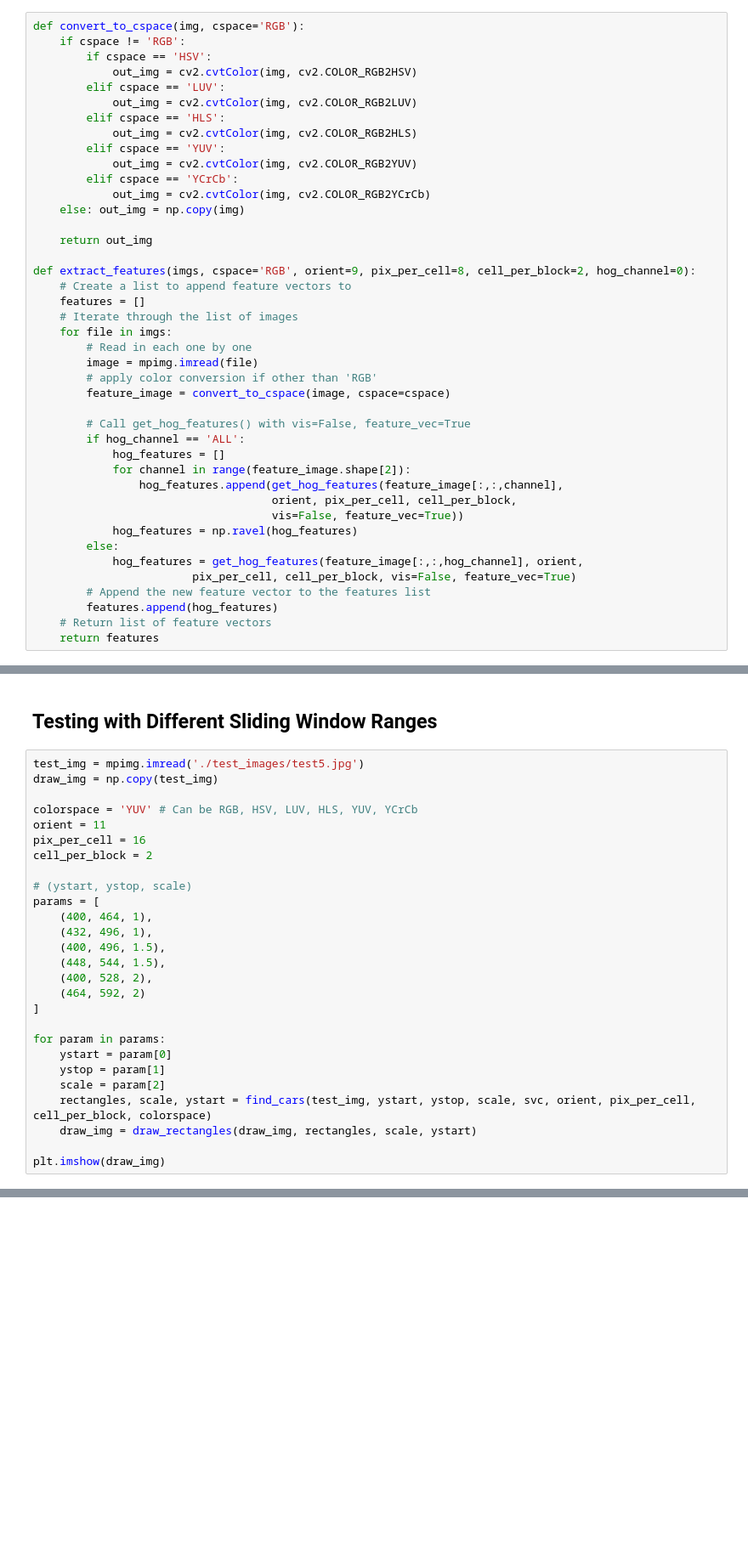
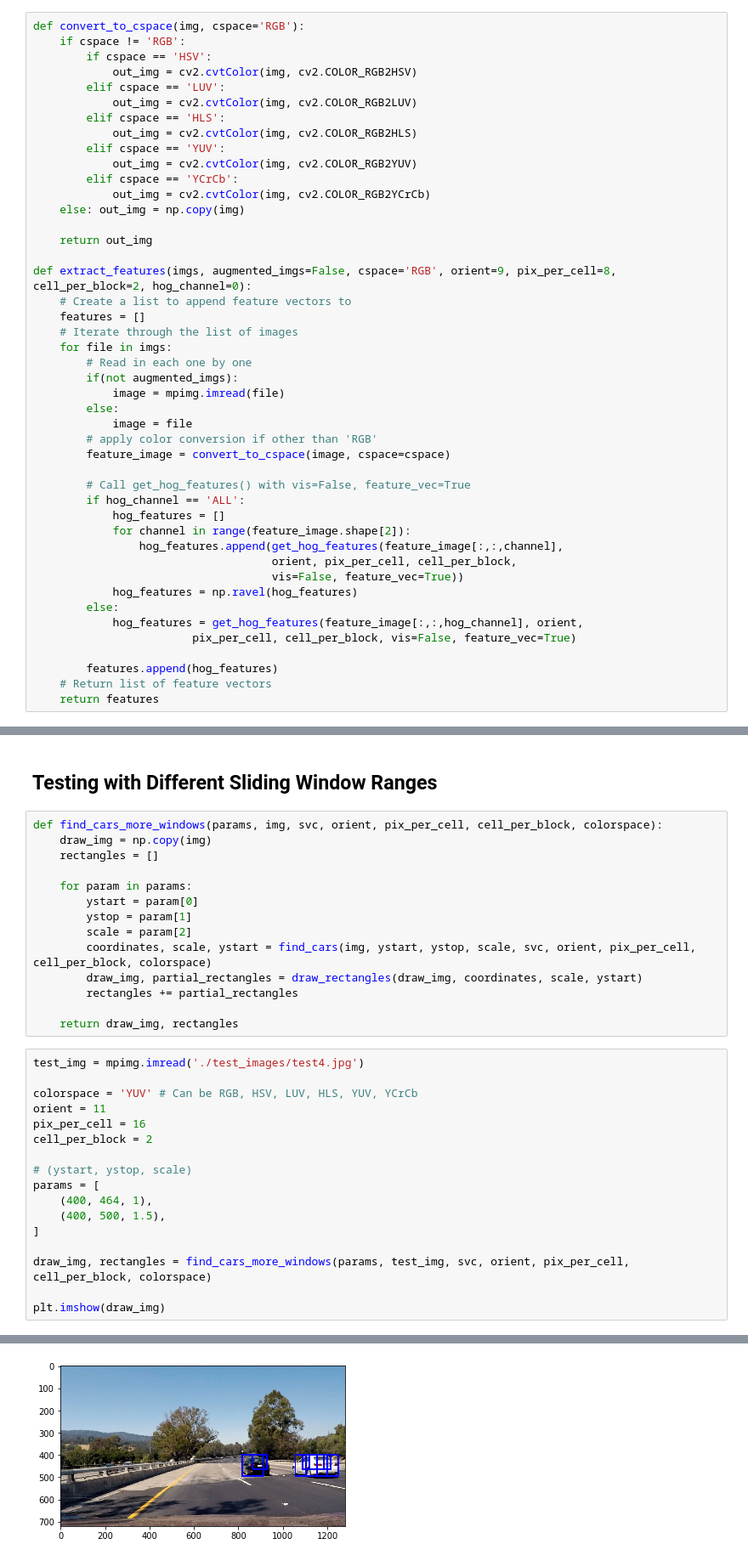
Before and after one commit to guetteman/CarND-Vehicle-Detection, a Jupyter notebook: project.ipynb, the cells around one changed output, grey strips where cells are left out. Shown at 85% size. Cells and saved outputs as stored; diff of their text form; blank space fills up the shorter version.

```diff
--- a/project.ipynb
+++ b/project.ipynb
@@ -143,13 +208,16 @@ def convert_to_cspace(img, cspace='RGB'):
 
     return out_img
 
-def extract_features(imgs, cspace='RGB', orient=9, pix_per_cell=8, cell_per_block=2, hog_channel=0):
+def extract_features(imgs, augmented_imgs=False, cspace='RGB', orient=9, pix_per_cell=8, cell_per_block=2, hog_channel=0):
     # Create a list to append feature vectors to
     features = []
     # Iterate through the list of images
     for file in imgs:
         # Read in each one by one
-        image = mpimg.imread(file)
+        if(not augmented_imgs):
+            image = mpimg.imread(file)
+        else:
+            image = file
         # apply color conversion if other than 'RGB'
         feature_image = convert_to_cspace(image, cspace=cspace)
 
@@ -164,7 +232,7 @@ def extract_features(imgs, cspace='RGB', orient=9, pix_per_cell=8, cell_per_bloc
         else:
             hog_features = get_hog_features(feature_image[:,:,hog_channel], orient,
                         pix_per_cell, cell_per_block, vis=False, feature_vec=True)
-        # Append the new feature vector to the features list
+
         features.append(hog_features)
     # Return list of feature vectors
     return features
@@ -325,8 +414,21 @@ plt.imshow(draw_img)
 # %% [markdown]
 ## Testing with Different Sliding Window Ranges
+# %%
+def find_cars_more_windows(params, img, svc, orient, pix_per_cell, cell_per_block, colorspace):
+    draw_img = np.copy(img)
+    rectangles = []
+
+    for param in params:
+        ystart = param[0]
+        ystop = param[1]
+        scale = param[2]
+        coordinates, scale, ystart = find_cars(img, ystart, ystop, scale, svc, orient, pix_per_cell, cell_per_block, colorspace)
+        draw_img, partial_rectangles = draw_rectangles(draw_img, coordinates, scale, ystart)
+        rectangles += partial_rectangles
+
+    return draw_img, rectangles
 # %%
-test_img = mpimg.imread('./test_images/test5.jpg')
-draw_img = np.copy(test_img)
+test_img = mpimg.imread('./test_images/test4.jpg')
 
 colorspace = 'YUV' # Can be RGB, HSV, LUV, HLS, YUV, YCrCb
 orient = 11
@@ -336,18 +438,10 @@ cell_per_block = 2
 # (ystart, ystop, scale)
 params = [
     (400, 464, 1),
-    (432, 496, 1),
-    (400, 496, 1.5),
-    (448, 544, 1.5),
-    (400, 528, 2),
-    (464, 592, 2)
+    (400, 500, 1.5),
 ]
 
-for param in params:
-    ystart = param[0]
-    ystop = param[1]
-    scale = param[2]
-    rectangles, scale, ystart = find_cars(test_img, ystart, ystop, scale, svc, orient, pix_per_cell, cell_per_block, colorspace)
-    draw_img = draw_rectangles(draw_img, rectangles, scale, ystart)
+draw_img, rectangles = find_cars_more_windows(params, test_img, svc, orient, pix_per_cell, cell_per_block, colorspace)
 
 plt.imshow(draw_img)
+# %% [output]
@@ -353,0 +449 @@ plt.imshow(draw_img)
+[figure, added]
```
Also changed, not shown: parts of 22 cells of this notebook, 2 other files.
